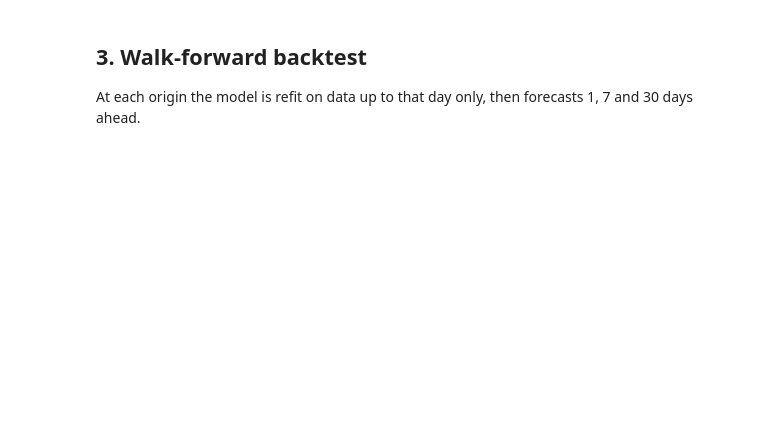
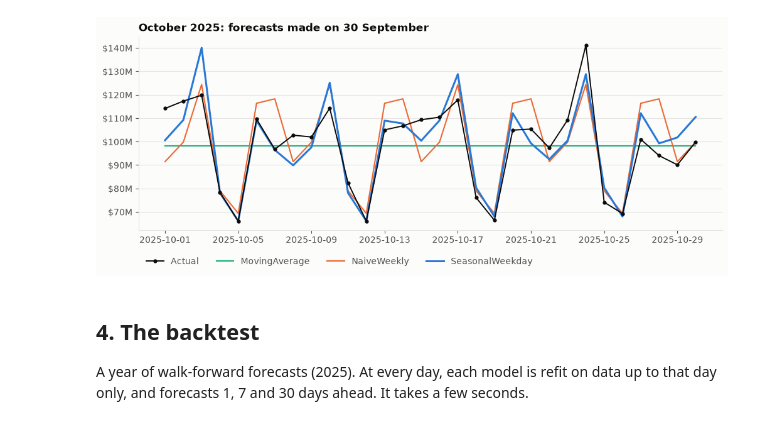
Before and after one commit to marlondocouto2/weekday-seasonal-forecaster, a Jupyter notebook: notebooks/walkthrough.ipynb, the cells around one changed output. Saved outputs shown, nothing was run; the diff lists cells and outputs as text; code cells hidden in the pictures; blank space fills up the shorter version.

```diff
--- a/notebooks/walkthrough.ipynb
+++ b/notebooks/walkthrough.ipynb
@@ -34,4 +109,19 @@ model.predict(14)  # next two weeks
+# %%
+origin = '2025-09-30'
+train = df[df.date <= origin][['date', 'volume']]
+dates = pd.date_range('2025-10-01', periods=30)
+fig, ax = plt.subplots(figsize=(12, 4))
+ax.plot(dates, s.volume.reindex(dates), color=INK, lw=1.4, marker='o', ms=3.5, label='Actual', zorder=4)
+for cls in (MovingAverage, NaiveWeekly, SeasonalWeekday):
+    m = cls().fit(train)
+    ax.plot(dates, m.predict(dates), color=COLORS[m.name], lw=2.2 if m.name == 'SeasonalWeekday' else 1.5,
+            label=m.name, zorder=3 if m.name == 'SeasonalWeekday' else 2)
+ax.set_title('October 2025: forecasts made on 30 September')
+ax.legend(ncols=4, loc='upper left', bbox_to_anchor=(0, -0.1))
+millions(ax)
+# %% [output]
+[figure, added]
 # %% [markdown]
-## 3. Walk-forward backtest
-At each origin the model is refit on data up to that day only, then forecasts 1, 7 and 30 days ahead.
+## 4. The backtest
+A year of walk-forward forecasts (2025). At every day, each model is refit on data up to that day only, and forecasts 1, 7 and 30 days ahead. It takes a few seconds.
 # %%
```
Also changed, not shown: parts of 27 cells of this notebook, 8 other files.
